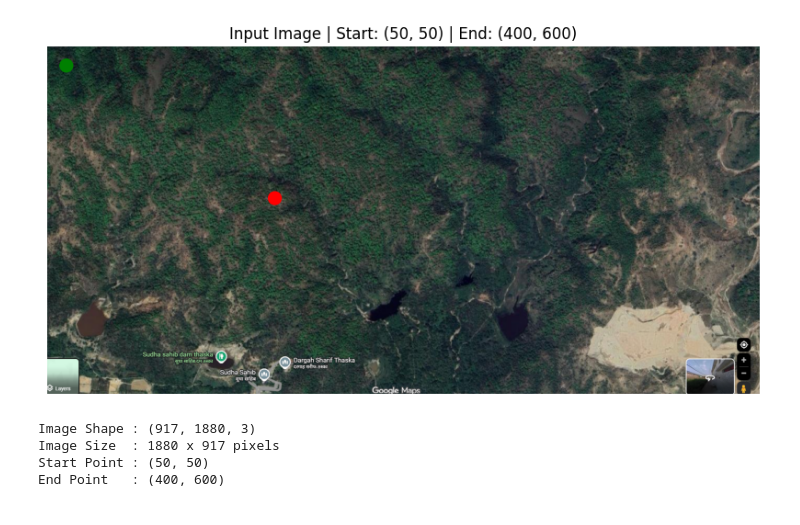
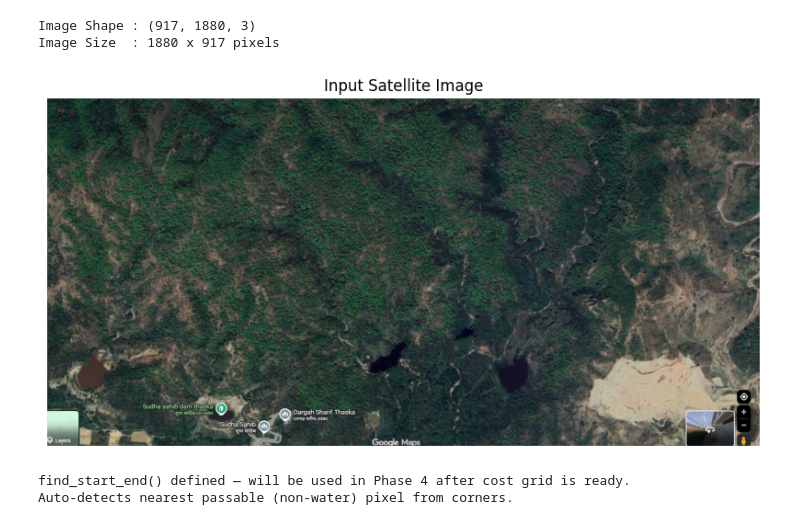
Before and after one commit to vinayakbhat1/terrain-pathfinding, a Jupyter notebook: phases/phase1_input.ipynb, the cells around one changed output. Cells and saved outputs as stored; diff of their text form; code cells hidden in the pictures.

Commit message:
Add Screenshots an update terrain pathfinding project

```diff
--- a/phases/phase1_input.ipynb
+++ b/phases/phase1_input.ipynb
@@ -1,35 +1,53 @@
 # %%
 import cv2
 import numpy as np
 import matplotlib.pyplot as plt
 import os
 
 # ── CONFIG ──────────────────────────────────────────────
-IMAGE_PATH = r"C:\Users\vinay\OneDrive\Desktop\CODING\path project\input\map_image.png"
-START = (50, 50)       # (row, col) - start point
-END   = (400, 600)     # (row, col) - end point
+IMAGE_PATH = r"F:\resume project\path project\input\map_image.png"
 # ────────────────────────────────────────────────────────
 
 # Load image
 image = cv2.imread(IMAGE_PATH)
 image_rgb = cv2.cvtColor(image, cv2.COLOR_BGR2RGB)
 
-# Display
-plt.figure(figsize=(10, 8))
+print(f"Image Shape : {image.shape}")
+print(f"Image Size  : {image.shape[1]} x {image.shape[0]} pixels")
+
+# Display original
+plt.figure(figsize=(10, 6))
 plt.imshow(image_rgb)
-plt.scatter([START[1], END[1]], [START[0], END[0]],
-            c=['green', 'red'], s=100, zorder=5)
-plt.title(f"Input Image | Start: {START} | End: {END}")
+plt.title("Input Satellite Image")
 plt.axis('off')
 plt.show()
+# ── AUTO START/END DETECTION ────────────────────────────
+# Finds nearest non-water pixel to top-left and bottom-right corners
+# This runs AFTER terrain classification (cost_grid must exist)
+# Shown here for reference — actual call happens in Phase 4
 
-print(f"Image Shape : {image.shape}")
-print(f"Image Size  : {image.shape[1]} x {image.shape[0]} pixels")
-print(f"Start Point : {START}")
-print(f"End Point   : {END}")
+def find_start_end(grid):
+    """Finds nearest non-water pixel to top-left and bottom-right corners."""
+    H, W = grid.shape
+
+    def nearest_passable(r, c):
+        for d in range(max(H, W)):
+            for dr in range(-d, d + 1):
+                for dc in range(-d, d + 1):
+                    nr, nc = r + dr, c + dc
+                    if 0 <= nr < H and 0 <= nc < W and grid[nr, nc] < 9999:
+                        return (nr, nc)
+        return (r, c)  # fallback
+
+    start = nearest_passable(10, 10)        # near top-left
+    end   = nearest_passable(H - 10, W - 10)  # near bottom-right
+    return start, end
+
+print("find_start_end() defined — will be used in Phase 4 after cost grid is ready.")
+print("Auto-detects nearest passable (non-water) pixel from corners.")
 # %% [output]
+Image Shape : (917, 1880, 3)
+Image Size  : 1880 x 917 pixels
-[figure, old version]
+[figure, new version]
-Image Shape : (917, 1880, 3)
-Image Size  : 1880 x 917 pixels
-Start Point : (50, 50)
-End Point   : (400, 600)
+find_start_end() defined — will be used in Phase 4 after cost grid is ready.
+Auto-detects nearest passable (non-water) pixel from corners.
```
Also changed, not shown: 16 other files.
